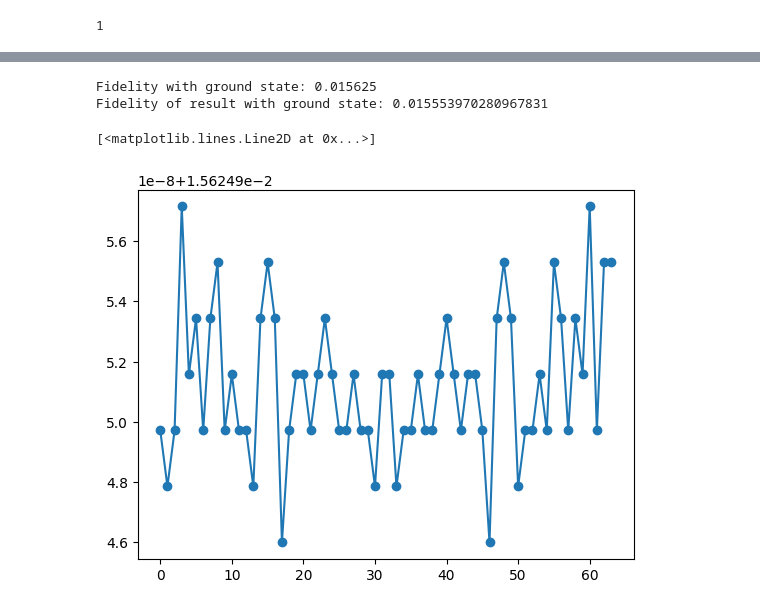
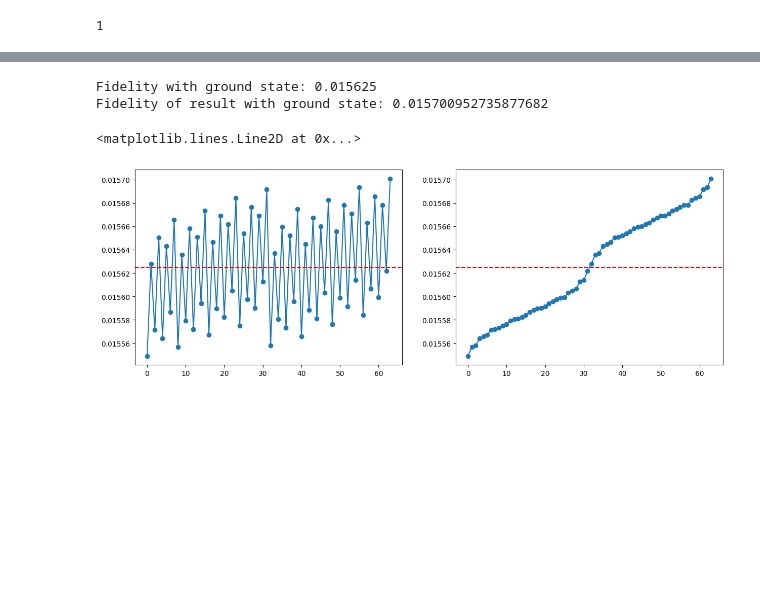
Before and after one commit to AndewNN/Quantum_Computing, a Jupyter notebook: DB-QITE/cudaq.ipynb, the cells around one changed output, grey strips where cells are left out. Drawn from its saved outputs; the diff is of its cells as text; code cells hidden in the pictures; blank space fills up the shorter version.

```diff
--- a/DB-QITE/cudaq.ipynb
+++ b/DB-QITE/cudaq.ipynb
@@ -191,14 +201,15 @@ Exponential of -tau * H:
 s = tau / N
 
 s = 1
-N = 3
+N = 1
 
 bb = b.copy()
 bb_t = torch.tensor(bb, device=device, dtype=torch.complex64)
 H_t = torch.tensor(H, device=device, dtype=torch.complex64)
 for i in tqdm(range(N)):
     densi = torch.outer(bb_t, bb_t)
-    Q = torch.matrix_exp(s * (densi @ H_t - H_t @ densi))
+    # Q = torch.matrix_exp(s * (densi @ H_t - H_t @ densi))
+    Q = torch.matrix_exp(s * commutator(densi, H_t))
     bb_t = Q @ bb_t
 bb = bb_t.cpu().numpy()
 result = bb
@@ -235,22 +266,9 @@ plt.axhline(y=1/(1<<TARGET_QUBIT), color='r', linestyle='--')
 s = tau / N
 
 s = 1
-N = 5
+N = 2
 
 bb = b.copy()
-# for i in range(N):
-#     densi = np.outer(bb, bb)
-#     E1 = expm(-1j*sqrt(s)*H)
-#     E2 = expm(1j*sqrt(s)*densi)
-#     E3 = expm(1j*sqrt(s)*H)
-#     bb = np.exp(-1j*sqrt(s)) * E3 @ E2 @ E1 @ bb
-#     print(f"iter {i+1}")
-#     F_k = abs(bb @ ground_state)**2
-#     print(f"F_{i+1}:", F_k)
-#     print("bb:", bb)
-#     lower_bound = 1 - q**(i)
-#     print(f"Lower bound for F_{i+1}:", lower_bound)
-#     print()
 bb_t = torch.tensor(bb, device=device, dtype=torch.complex64)
 H_t = torch.tensor(H, device=device, dtype=torch.complex64)
 ground_state_t = torch.tensor(ground_state, device=device, dtype=torch.complex64)
@@ -260,10 +278,11 @@ E1_dagger = torch.adjoint(E1)
 for i in tqdm(range(N)):
     densi = torch.outer(bb_t, bb_t)
     E2 = torch.matrix_exp(1j*sqrt(s)*densi)
+    # E2 = torch.eye(H_t.shape[0], device=device, dtype=torch.complex64) + (np.exp(1j*sqrt(s)) - 1) * densi
     E2_dagger = torch.adjoint(E2)
     E321 = E3 @ E2 @ E1
     E321_dagger = torch.adjoint(E321)
-    print(torch.trace(E2_dagger @ E2))
+    print("Trace of E2_dagger @ E2:", torch.trace(E2_dagger @ E2).item())
     eigvalss, eigvecss = torch.linalg.eig(E321)
     print("Eigenvalues of E321:", torch.sort(torch.abs(eigvalss)))
     bbb = bb_t.clone()
@@ -272,10 +291,11 @@ for i in tqdm(range(N)):
         F_k = abs(bb_t @ ground_state_t)**2
         print(f"iter {i+1}")
         print("norm of bb_t:", torch.norm(bb_t).item())
-        print(f"F_{i+1}:", F_k)
+        print(f"F_{i+1}:", F_k.item())
         lower_bound = 1 - q**(i+1)
         print(f"Lower bound for F_{i+1}:", lower_bound)
         print()
+    bb_t = bb_t / torch.norm(bb_t)
 bb = bb_t.cpu().numpy()
 
 print("Fidelity with ground state:", abs(bb @ ground_state)**2)
@@ -378,7 +401,7 @@ tensor([0.0458-0.0506j, 0.0562-0.0207j, 0.0415+0.0263j, 0.0523+0.0646j,
         0.0583-0.0258j, 0.0433-0.0643j, 0.0525-0.1093j, 0.0629-0.1262j],
        device='cuda:0')
 # %%
-k = 2
+k = 3
 U = [None for _ in range(k+1)]
 def conj(l):
     ll = [(a, b, -c) for (a, b, c) in l[::-1]]
@@ -423,10 +455,10 @@ def kernel_DB_QITE(step_size: List[float], qubit_count: int, idx_1: List[int], c
         # H
         if type_l[i] == 0:
             for j in range(len(idx_1)):
-                rz(2 * abs_l[i] * coeff_1[j] * step_size[tim_l[i]], qreg[idx_1[j]])
+                rz(-2 * abs_l[i] * coeff_1[j] * np.sqrt(step_size[tim_l[i]]), qreg[idx_1[j]])
             for j in range(len(idx_2_a)):
                 x.ctrl(qreg[idx_2_a[j]], qreg[idx_2_b[j]])
-                rz(2  * abs_l[i] * coeff_2[j] * step_size[tim_l[i]], qreg[idx_2_b[j]])
+                rz(-2  * abs_l[i] * coeff_2[j] * np.sqrt(step_size[tim_l[i]]), qreg[idx_2_b[j]])
                 x.ctrl(qreg[idx_2_a[j]], qreg[idx_2_b[j]])
 
         # D
@@ -442,7 +474,7 @@ def kernel_DB_QITE(step_size: List[float], qubit_count: int, idx_1: List[int], c
             ### I'M SORRY DEAR, BUT THIS IS NOT e^(i|u><u|) YOU'RE LOOKING FOR
             # h(qreg)
             x(qreg)
-            rz.ctrl(2 * abs_l[i] * step_size[tim_l[i]], qreg[0:qubit_count-1], qreg[qubit_count-1])
+            rz.ctrl(1 * abs_l[i] * np.sqrt(step_size[tim_l[i]]), qreg[0:qubit_count-1], qreg[qubit_count-1])
             x(qreg)
             # h(qreg)
 
@@ -475,4 +504,6 @@ result_r = cudaq.get_state(kernel_flipped, result, TARGET_QUBIT)
 # %%
+result = cudaq.get_state(kernel_DB_QITE, [1]*k, TARGET_QUBIT, idx_1_use, coeff_1_use, idx_2_a_use, idx_2_b_use, coeff_2_use, type_l, tim_l, abs_l)
+result_r = cudaq.get_state(kernel_flipped, result, TARGET_QUBIT)
 # print(np.array(result_r))
 uniform_state = np.ones_like(result) / np.sqrt(len(result))
 print("Fidelity with ground state:", abs(uniform_state @ ground_state)**2)
@@ -480,9 +511,18 @@ print("Fidelity of result with ground state:", abs(result_r @ ground_state)**2)
 # print("Result of DB-QITE:", np.array(result_r))
 # %% [output]
 Fidelity with ground state: 0.015625
-Fidelity of result with ground state: 0.015553970280967831
+Fidelity of result with ground state: 0.015700952735877682
 # %%
+plt.figure(figsize=(15, 5))
+
+plt.subplot(1, 2, 1)
 plt.plot(np.abs(result_r)**2, marker='o')
+plt.axhline(y=1/(1<<TARGET_QUBIT), color='r', linestyle='--')
+
+plt.subplot(1, 2, 2)
+plt.plot(sorted(np.abs(result_r)**2), marker='o')
+plt.axhline(y=1/(1<<TARGET_QUBIT), color='r', linestyle='--')
+# plt.ylim(0, 1)
 # %% [output]
-[<matplotlib.lines.Line2D at 0x...>]
+<matplotlib.lines.Line2D at 0x...>
-[figure, old version]
+[figure, new version]
```
Also changed, not shown: parts of 20 cells of this notebook.
